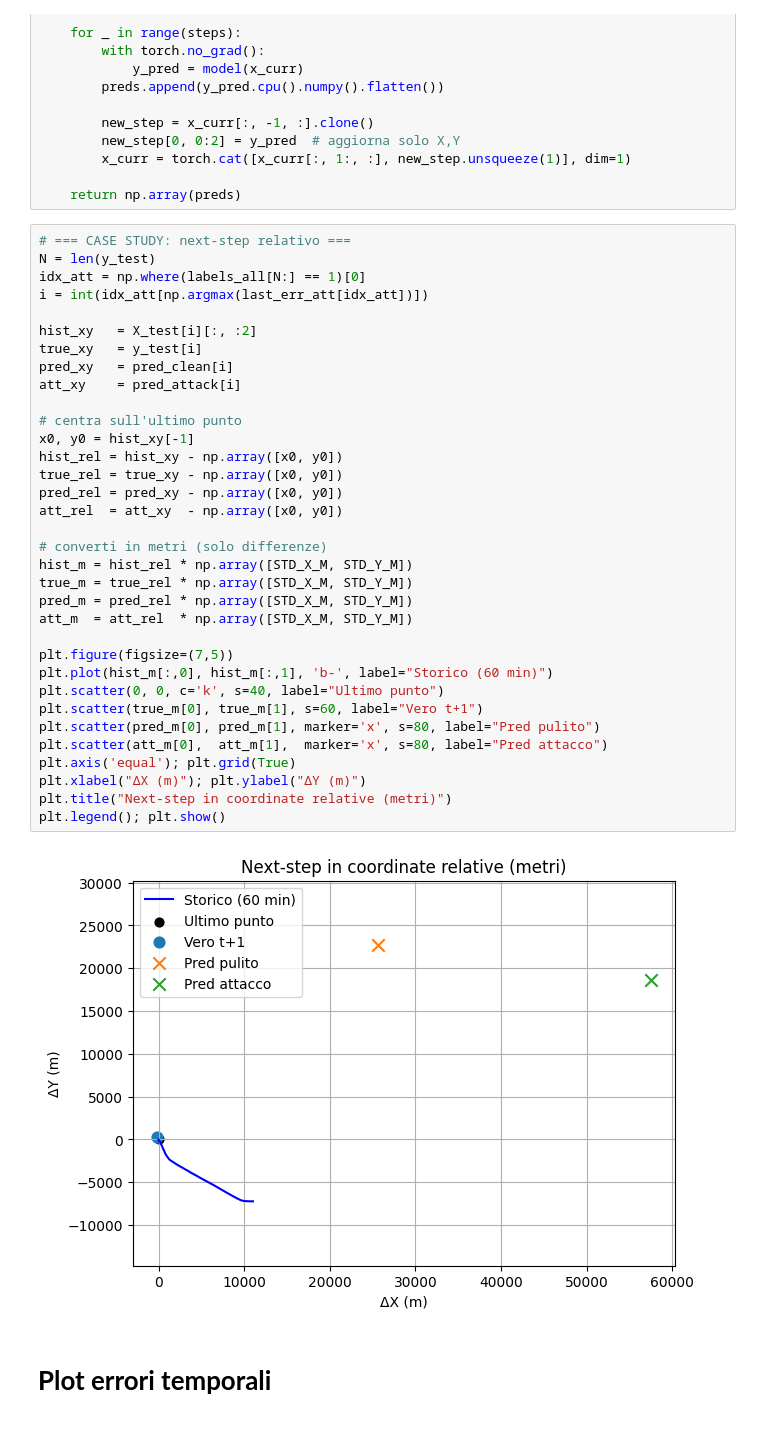
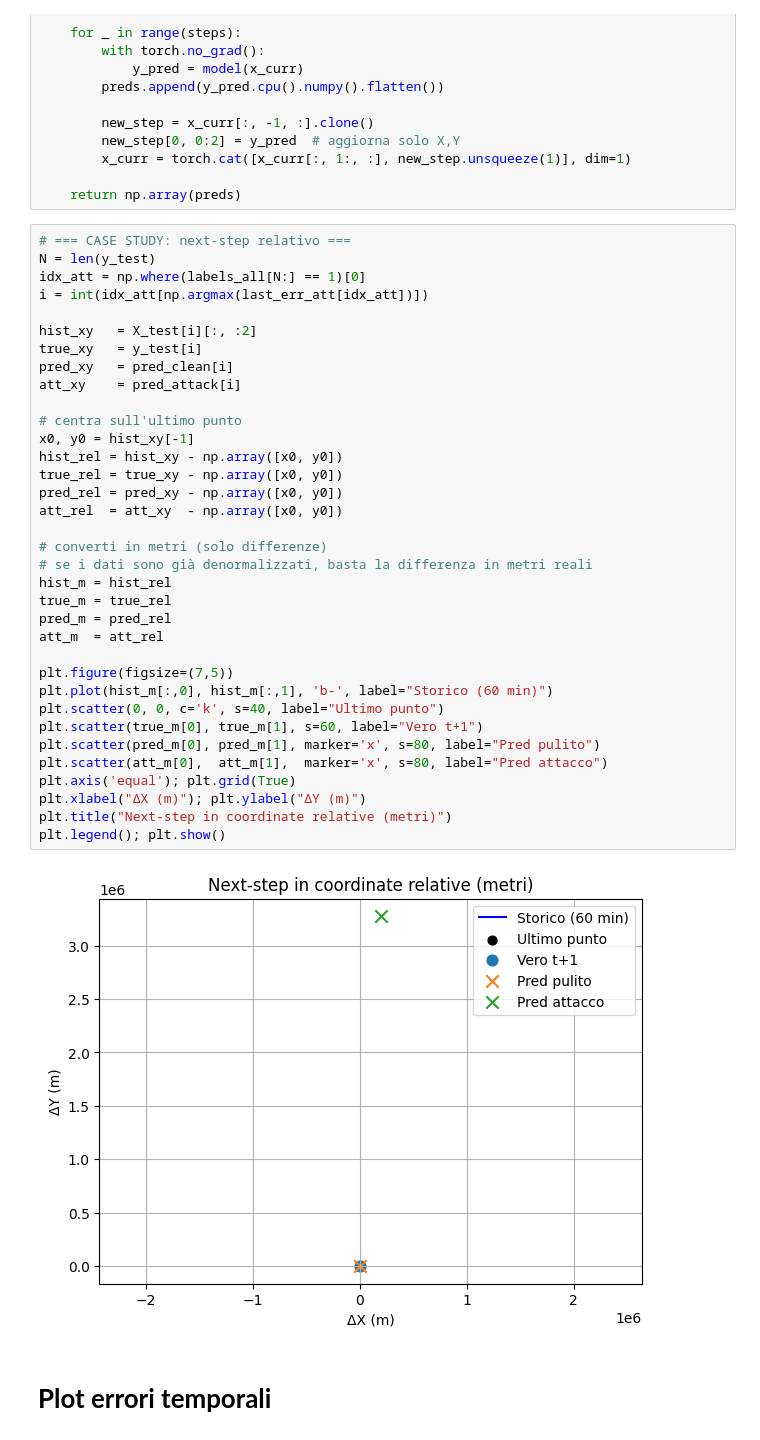
Before and after one commit to matteraggi/maritimeAIS, a Jupyter notebook: TrainingAIS.ipynb, the cells around one changed output. Saved outputs shown, nothing was run; the diff lists cells and outputs as text.

```diff
--- a/TrainingAIS.ipynb
+++ b/TrainingAIS.ipynb
@@ -610,38 +584,39 @@ def generate_full_trajectory(model, X_start, steps):
 # === CASE STUDY: next-step relativo ===
 N = len(y_test)
 idx_att = np.where(labels_all[N:] == 1)[0]
 i = int(idx_att[np.argmax(last_err_att[idx_att])])
 
 hist_xy   = X_test[i][:, :2]
 true_xy   = y_test[i]
 pred_xy   = pred_clean[i]
 att_xy    = pred_attack[i]
 
 # centra sull'ultimo punto
 x0, y0 = hist_xy[-1]
 hist_rel = hist_xy - np.array([x0, y0])
 true_rel = true_xy - np.array([x0, y0])
 pred_rel = pred_xy - np.array([x0, y0])
 att_rel  = att_xy  - np.array([x0, y0])
 
 # converti in metri (solo differenze)
-hist_m = hist_rel * np.array([STD_X_M, STD_Y_M])
-true_m = true_rel * np.array([STD_X_M, STD_Y_M])
-pred_m = pred_rel * np.array([STD_X_M, STD_Y_M])
-att_m  = att_rel  * np.array([STD_X_M, STD_Y_M])
+# se i dati sono già denormalizzati, basta la differenza in metri reali
+hist_m = hist_rel
+true_m = true_rel
+pred_m = pred_rel
+att_m  = att_rel
 
 plt.figure(figsize=(7,5))
 plt.plot(hist_m[:,0], hist_m[:,1], 'b-', label="Storico (60 min)")
 plt.scatter(0, 0, c='k', s=40, label="Ultimo punto")
 plt.scatter(true_m[0], true_m[1], s=60, label="Vero t+1")
 plt.scatter(pred_m[0], pred_m[1], marker='x', s=80, label="Pred pulito")
 plt.scatter(att_m[0],  att_m[1],  marker='x', s=80, label="Pred attacco")
 plt.axis('equal'); plt.grid(True)
 plt.xlabel("ΔX (m)"); plt.ylabel("ΔY (m)")
 plt.title("Next-step in coordinate relative (metri)")
 plt.legend(); plt.show()
 # %% [output]
-[figure, old version]
+[figure, new version]
 # %% [markdown]
 # **Plot errori temporali**
 # %%
```
Also changed, not shown: parts of 12 cells of this notebook.
